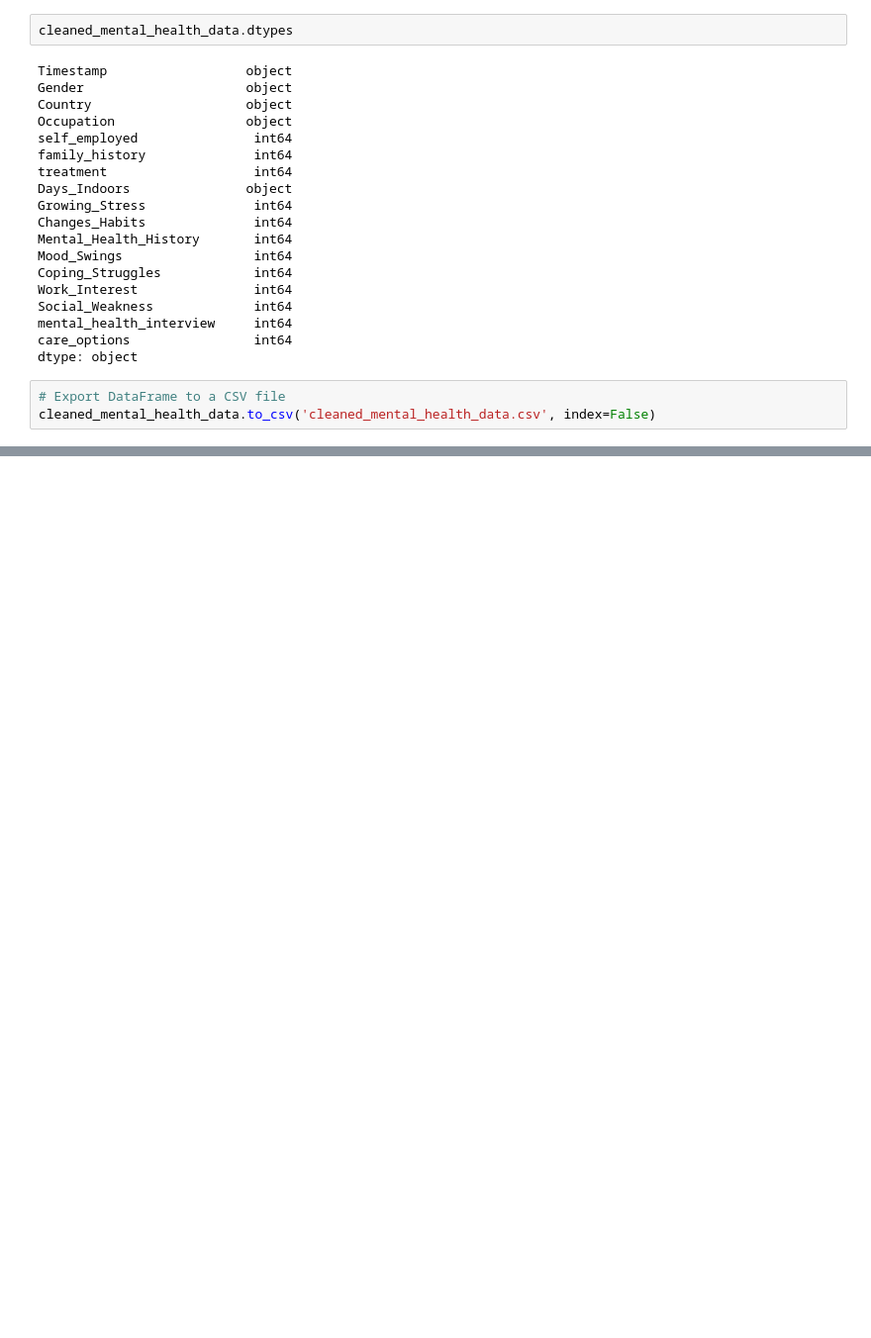
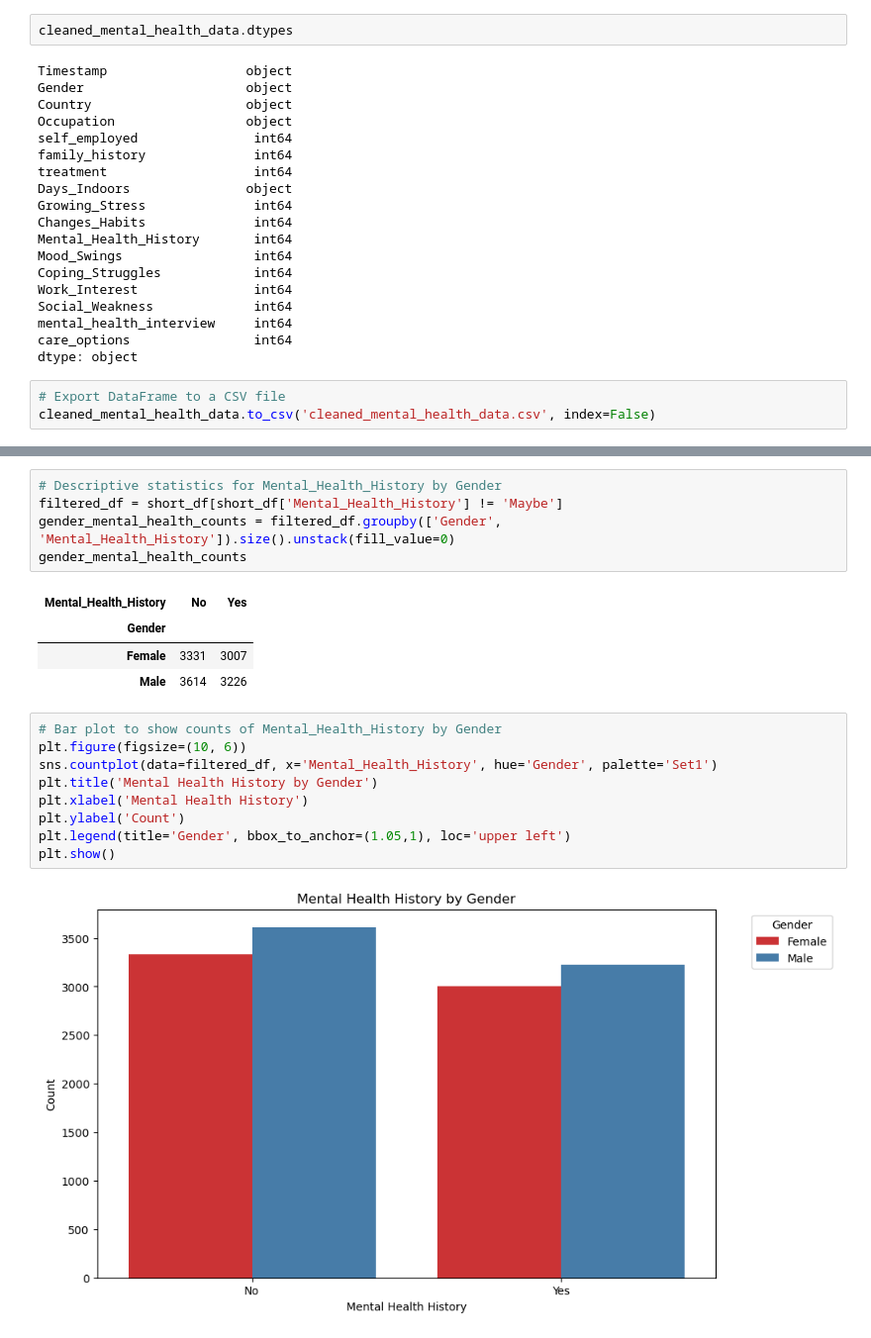
Before and after one commit to nchakicherla/ucb-dataviz-project1-group7, a Jupyter notebook: clean_up_file.ipynb, the cells around one changed output, grey strips where cells are left out. Shown: that part at 99% size. Cells and saved outputs as stored; diff of their text form; blank space fills up the shorter version.

```diff
--- a/clean_up_file.ipynb
+++ b/clean_up_file.ipynb
@@ -155,0 +236,21 @@ cleaned_mental_health_data.to_csv('cleaned_mental_health_data.csv', index=False)
+# %%
+# Descriptive statistics for Mental_Health_History by Gender
+filtered_df = short_df[short_df['Mental_Health_History'] != 'Maybe']
+gender_mental_health_counts = filtered_df.groupby(['Gender', 'Mental_Health_History']).size().unstack(fill_value=0)
+gender_mental_health_counts
+# %% [output]
+| Mental_Health_History | No | Yes |
+| Gender |  |  |
+| Female | 3331 | 3007 |
+| Male | 3614 | 3226 |
+# %%
+# Bar plot to show counts of Mental_Health_History by Gender
+plt.figure(figsize=(10, 6))
+sns.countplot(data=filtered_df, x='Mental_Health_History', hue='Gender', palette='Set1')
+plt.title('Mental Health History by Gender')
+plt.xlabel('Mental Health History')
+plt.ylabel('Count')
+plt.legend(title='Gender', bbox_to_anchor=(1.05,1), loc='upper left')
+plt.show()
+# %% [output]
+[figure, added]
```
Also changed, not shown: parts of 12 cells of this notebook.
